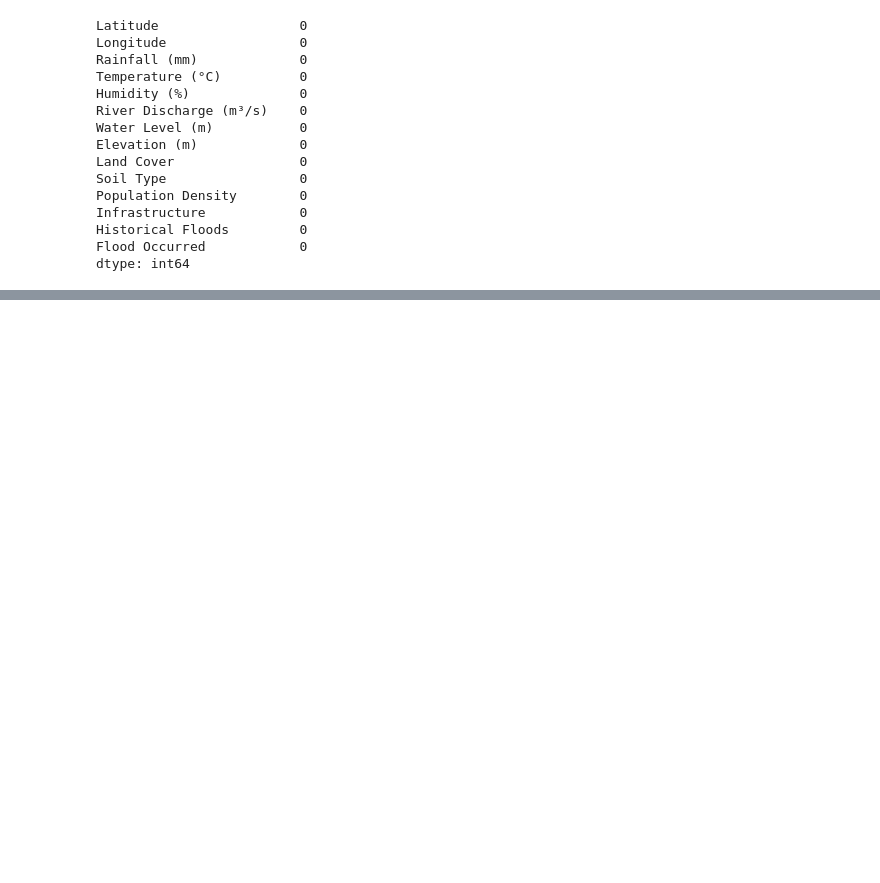
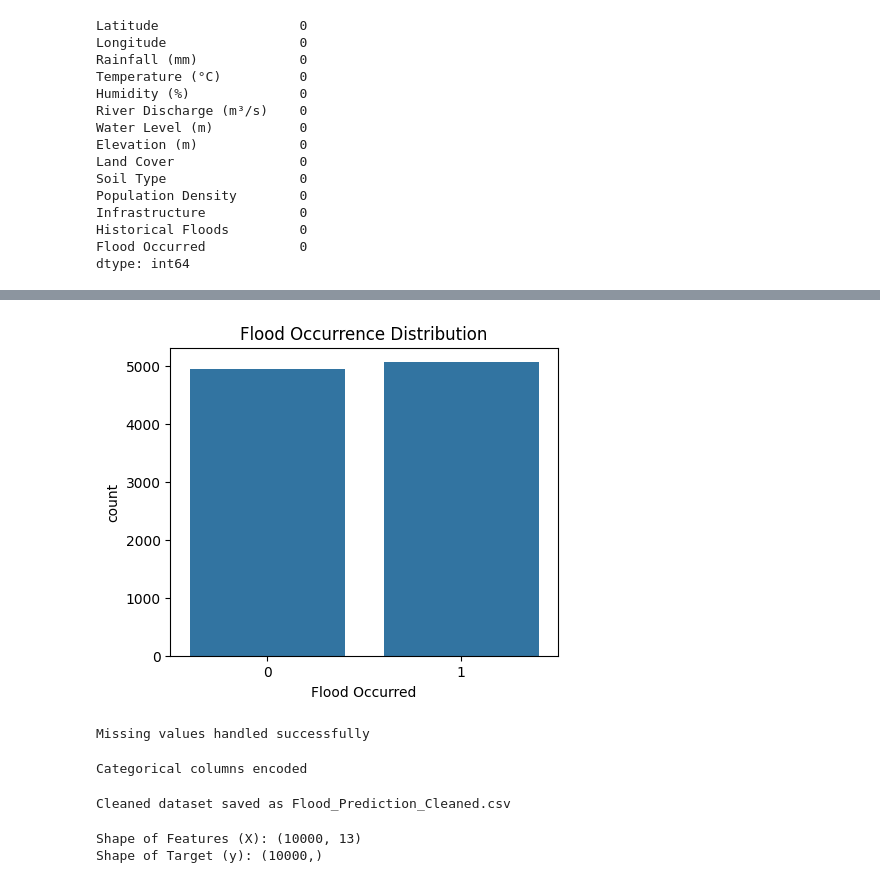
Before and after one commit to Ishitajuyal/Flood_Prediction, a Jupyter notebook: Project_Flood_Prediction.ipynb, the cells around one changed output, grey strips where cells are left out. Cells and saved outputs as stored; diff of their text form; code cells hidden in the pictures; blank space fills up the shorter version.

```diff
--- a/Project_Flood_Prediction.ipynb
+++ b/Project_Flood_Prediction.ipynb
@@ -101,0 +151,42 @@ dtype: int64
+# %%
+# Target variable distribution
+plt.figure(figsize=(5,4))
+sns.countplot(x="Flood Occurred", data=flood_data)
+plt.title("Flood Occurrence Distribution")
+plt.show()
+# %% [output]
+[figure, added]
+# %%
+# Data Cleaning & Transformation
+
+# Handle Missing Values
+
+# Numeric columns -> fill with median
+num_cols = flood_data.select_dtypes(include=[np.number]).columns
+flood_data[num_cols] = flood_data[num_cols].fillna(flood_data[num_cols].median())
+
+# Categorical columns -> fill with mode
+cat_cols = flood_data.select_dtypes(include=['object']).columns
+for col in cat_cols:
+    flood_data[col] = flood_data[col].fillna(flood_data[col].mode()[0])
+
+print("Missing values handled successfully")
+# %% [output]
+Missing values handled successfully
+# %%
+# Encode categorical variables
+
+le = LabelEncoder()
+for col in cat_cols:
+    flood_data[col] = le.fit_transform(flood_data[col])
+
+print("Categorical columns encoded")
+# %% [output]
+Categorical columns encoded
+# %%
+# Save Cleaned Dataset
+
+flood_data.to_csv("Flood_Prediction_Cleaned.csv", index=False)
+print("Cleaned dataset saved as Flood_Prediction_Cleaned.csv")
+# %% [output]
+Cleaned dataset saved as Flood_Prediction_Cleaned.csv
@@ -101,0 +198,10 @@ dtype: int64
+# %%
+# Define target (y) and features (X)
+y = flood_data_cleaned["Flood Occurred"]
+X = flood_data_cleaned.drop(columns=["Flood Occurred"])
+
+print("\nShape of Features (X):", X.shape)
+print("Shape of Target (y):", y.shape)
+# %% [output]
+Shape of Features (X): (10000, 13)
+Shape of Target (y): (10000,)
```
Also changed, not shown: parts of 11 cells of this notebook, 1 other file.
